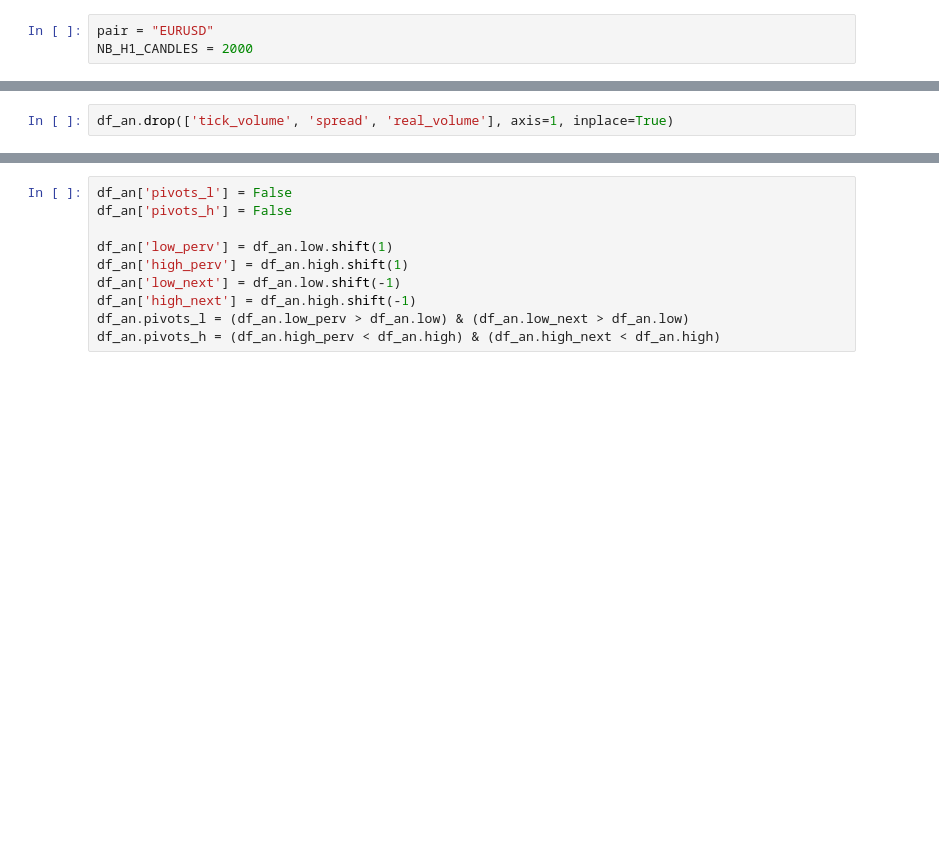
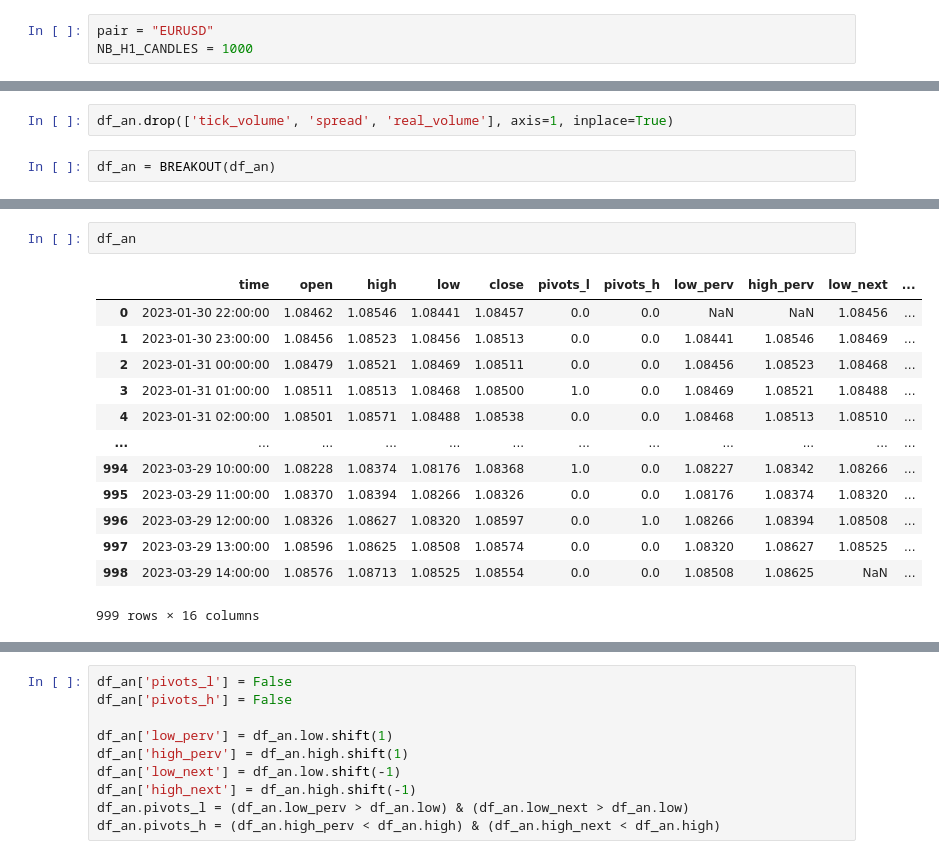
Before and after one commit to meysamshahbazi/algotramic, a Jupyter notebook: Break-out.ipynb, the cells around one changed output, grey strips where cells are left out. Drawn from its saved outputs; the diff is of its cells as text; blank space fills up the shorter version.

```diff
--- a/Break-out.ipynb
+++ b/Break-out.ipynb
@@ -11,7 +11,7 @@ from datetime import datetime
 from getCandle import Rates
 # %%
 pair = "EURUSD"
-NB_H1_CANDLES = 2000
+NB_H1_CANDLES = 1000
 # %%
 rates = Rates(pair, NB_H1_CANDLES, mt5.TIMEFRAME_H1)
 SPREAD = rates.get_spread()
@@ -30,2 +30,4 @@ SPREAD # 0
 # %%
 df_an.drop(['tick_volume', 'spread', 'real_volume'], axis=1, inplace=True)
+# %%
+df_an = BREAKOUT(df_an)
@@ -31,0 +43,16 @@ df_an.drop(['tick_volume', 'spread', 'real_volume'], axis=1, inplace=True)
+# %%
+df_an
+# %% [output]
+|  | time | open | high | low | close | pivots_l | pivots_h | low_perv | high_perv | low_next | ... |
+| 0 | 2023-01-30 22:00:00 | 1.08462 | 1.08546 | 1.08441 | 1.08457 | 0.0 | 0.0 | NaN | NaN | 1.08456 | ... |
+| 1 | 2023-01-30 23:00:00 | 1.08456 | 1.08523 | 1.08456 | 1.08513 | 0.0 | 0.0 | 1.08441 | 1.08546 | 1.08469 | ... |
+| 2 | 2023-01-31 00:00:00 | 1.08479 | 1.08521 | 1.08469 | 1.08511 | 0.0 | 0.0 | 1.08456 | 1.08523 | 1.08468 | ... |
+| 3 | 2023-01-31 01:00:00 | 1.08511 | 1.08513 | 1.08468 | 1.08500 | 1.0 | 0.0 | 1.08469 | 1.08521 | 1.08488 | ... |
+| 4 | 2023-01-31 02:00:00 | 1.08501 | 1.08571 | 1.08488 | 1.08538 | 0.0 | 0.0 | 1.08468 | 1.08513 | 1.08510 | ... |
+| ... | ... | ... | ... | ... | ... | ... | ... | ... | ... | ... | ... |
+| 994 | 2023-03-29 10:00:00 | 1.08228 | 1.08374 | 1.08176 | 1.08368 | 1.0 | 0.0 | 1.08227 | 1.08342 | 1.08266 | ... |
+| 995 | 2023-03-29 11:00:00 | 1.08370 | 1.08394 | 1.08266 | 1.08326 | 0.0 | 0.0 | 1.08176 | 1.08374 | 1.08320 | ... |
+| 996 | 2023-03-29 12:00:00 | 1.08326 | 1.08627 | 1.08320 | 1.08597 | 0.0 | 1.0 | 1.08266 | 1.08394 | 1.08508 | ... |
+| 997 | 2023-03-29 13:00:00 | 1.08596 | 1.08625 | 1.08508 | 1.08574 | 0.0 | 0.0 | 1.08320 | 1.08627 | 1.08525 | ... |
+| 998 | 2023-03-29 14:00:00 | 1.08576 | 1.08713 | 1.08525 | 1.08554 | 0.0 | 0.0 | 1.08508 | 1.08625 | NaN | ... |
+999 rows × 16 columns
```
Also changed, not shown: parts of 16 cells of this notebook, 3 other files.
